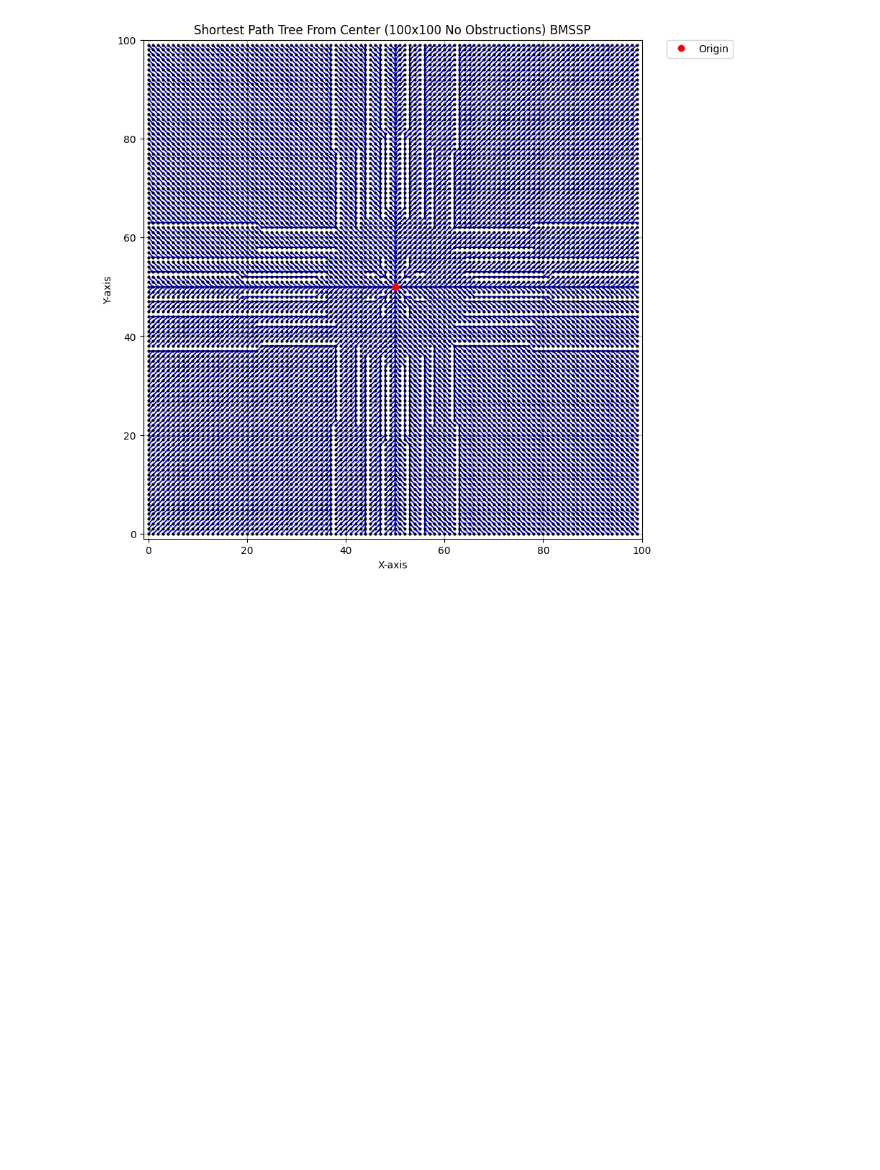
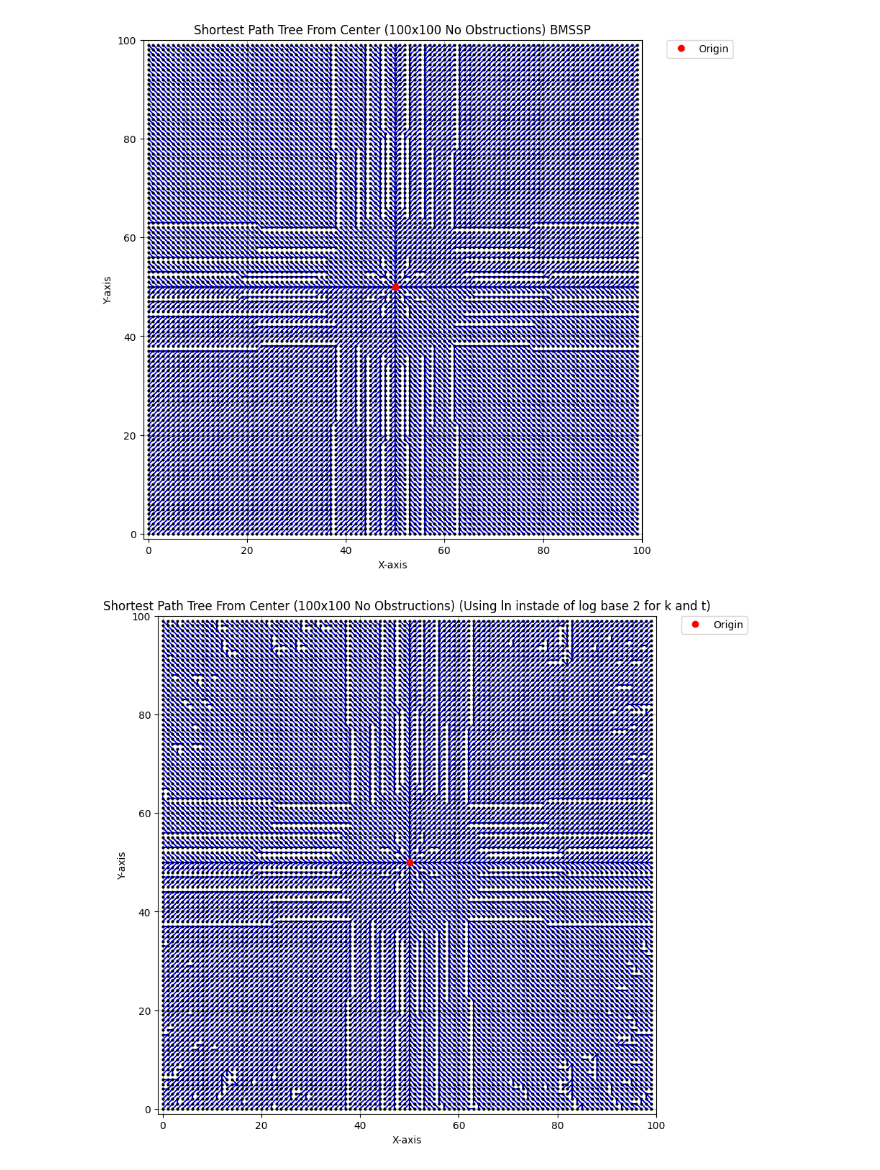
Before and after one commit to connor-makowski/bmsspy, a Jupyter notebook: benchmarking/sp_tree.ipynb, the cells around one changed output. Cells and saved outputs as stored; diff of their text form; code cells hidden in the pictures; blank space fills up the shorter version.

Commit message:
Parameterize k and t inputs  and add relevant charts in benchmakring/sp_tree.py to highlight differences.

```diff
--- a/benchmarking/sp_tree.ipynb
+++ b/benchmarking/sp_tree.ipynb
@@ -41,10 +43,10 @@ def make_heatmap(gridgraph, title, origin_dict: dict[str, int]):
     plt.show()
     return heatmap
 # %%
-def make_sp_tree(gridgraph, title, origin_dict: dict[str, int]):
+def make_sp_tree(gridgraph, title, origin_dict: dict[str, int], pivot_relaxation_steps=None, target_tree_depth=None):
     origin_idx = gridgraph.get_idx(**origin_dict)
-    bmssp_output = bmssp(gridgraph.graph, origin_idx)
-    predecessor_matrix = bmssp_output['predecessor']
+    bmssp_output = BmsspSolver(gridgraph.graph, origin_idx, pivot_relaxation_steps=pivot_relaxation_steps, target_tree_depth=target_tree_depth)
+    predecessor_matrix = bmssp_output.predecessor
 
     fig, ax = plt.subplots(figsize=(14, 9))
 
@@ -112,3 +114,13 @@ blank_gridgraph = GridGraph(
 make_sp_tree(blank_gridgraph, f"Shortest Path Tree From Center ({x_size}x{y_size} No Obstructions) BMSSP", origin)
 # %% [output]
 [figure]
+# %%
+make_sp_tree(
+    blank_gridgraph,
+    f"Shortest Path Tree From Center ({x_size}x{y_size} No Obstructions) (Using ln instade of log base 2 for k and t)",
+    origin,
+    pivot_relaxation_steps=ceil(log(len(blank_gridgraph.graph)) ** (1 / 3)),
+    target_tree_depth=int(log(len(blank_gridgraph.graph)) ** (2 / 3))
+)
+# %% [output]
+[figure, added]
```
Also changed, not shown: parts of 4 cells of this notebook, 1 other file.
